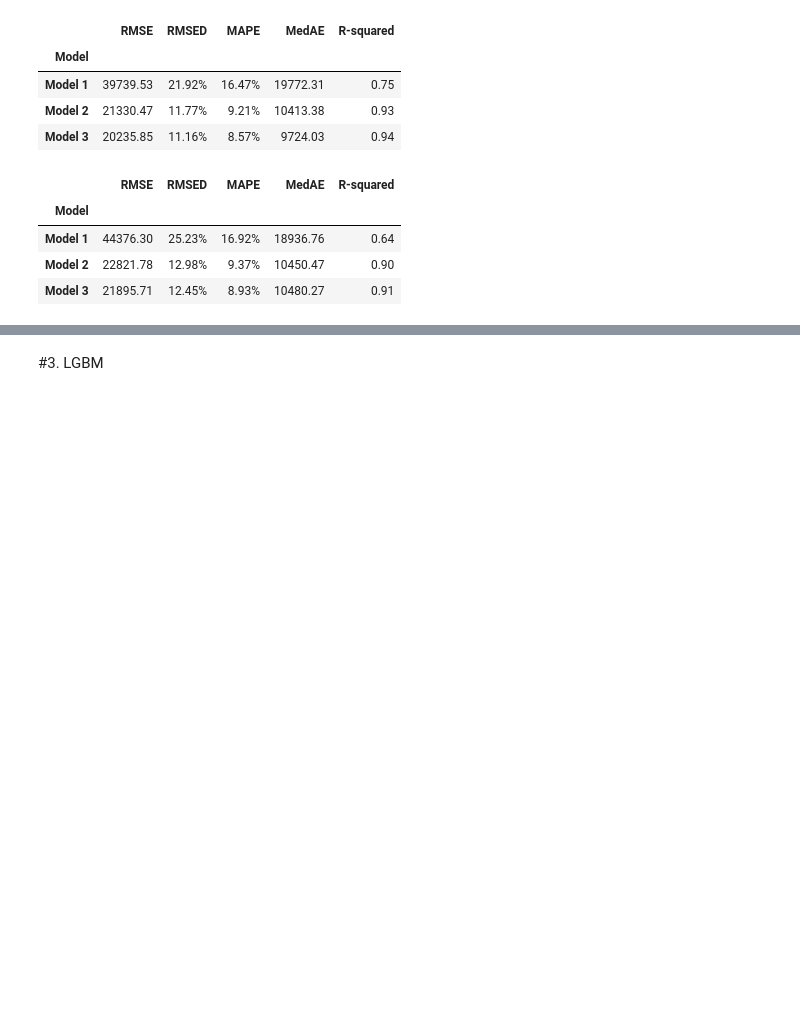
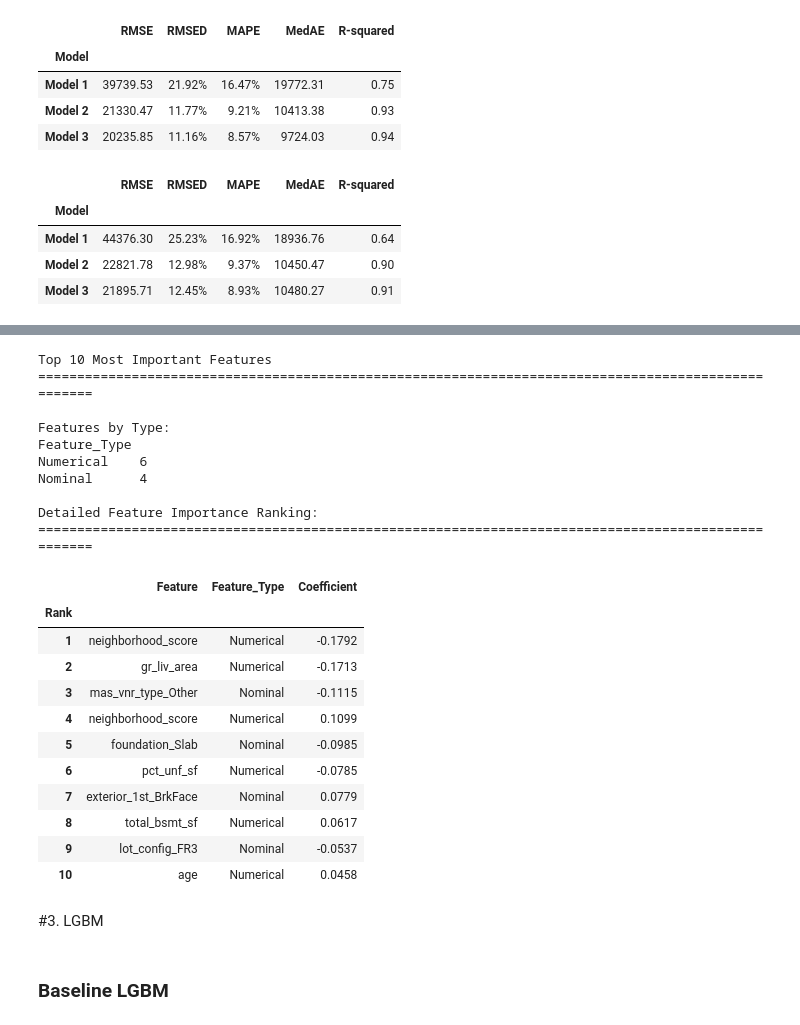
Before and after one commit to congminh-nguyen/ames_project, a Jupyter notebook: notebooks/model.ipynb, the cells around one changed output, grey strips where cells are left out. Cells and saved outputs as stored; diff of their text form; code cells hidden in the pictures; blank space fills up the shorter version.

Commit message:
finished model

```diff
--- a/notebooks/model.ipynb
+++ b/notebooks/model.ipynb
@@ -112,0 +109,7 @@ Index(['lot_frontage', 'lot_area', 'lot_config', 'neighborhood', 'overall_qu',
+# %%
+# Create and fit a baseline model that predicts the mean
+baseline_mean = DummyRegressor(strategy='mean')
+baseline_mean.fit(X_train, y_train)
+
+# Evaluate the baseline model
+reevaluate_models([baseline_mean], X_train, y_train, model_names=['Mean Predictor'])
@@ -150,6 +157,7 @@ This is already quite good :), indicating that our model is capturing quite well
 # 2. GLM with combined (added features) and processed data
 # %%
 # Preprocessing pipeline for numerical features
+
 numerical_pipeline = Pipeline(steps=[
     ('winsorized_scaler', WinsorizedRobustScaler(range_min=10, range_max=99))
 ])
@@ -166,7 +174,7 @@ nominal_pipeline = Pipeline(steps=[
 ])
 
 # Combine preprocessing pipelines
-preprocessor = ColumnTransformer(transformers=[
+glm_preprocessor = ColumnTransformer(transformers=[
     ('num', numerical_pipeline, glm_numerical_features),
     ('ord', ordinal_pipeline, glm_ordinal_features),
     ('nom', nominal_pipeline, glm_nominal_features)
@@ -176,7 +184,7 @@ preprocessor = ColumnTransformer(transformers=[
 glm_1_pipeline = Pipeline(steps=[
     ('imputer', LotFrontageGroupMedianImputer(group_cols=['neighborhood', 'lot_config'], target_col='lot_frontage')),
     ('feature_add_drop', Add_Drop_Attributes(proximity_data=proximity_data)),
-    ('preprocessor', preprocessor),
+    ('preprocessor', glm_preprocessor),
     ('glm', GeneralizedLinearRegressor(family='gamma', link='log', l1_ratio=1, fit_intercept=True))  # GeneralizedLinearRegressor equivalent for gamma family
 ])
 
@@ -230,7 +238,7 @@ interaction_pipeline = Pipeline(steps=[
 ])
 
 # Combine preprocessing pipelines
-preprocessor = ColumnTransformer(transformers=[
+glm_with_interaction_preprocessor = ColumnTransformer(transformers=[
     ('num', numerical_pipeline, glm_numerical_features),
     ('ord', ordinal_pipeline, glm_ordinal_features),
     ('nom', nominal_pipeline, glm_nominal_features),
@@ -241,7 +249,7 @@ preprocessor = ColumnTransformer(transformers=[
 glm_2_pipeline = Pipeline(steps=[
     ('imputer', LotFrontageGroupMedianImputer(group_cols=['neighborhood', 'lot_config'], target_col='lot_frontage')),
     ('feature_add_drop', Add_Drop_Attributes(proximity_data=proximity_data)),
-    ('preprocessor', preprocessor),
+    ('preprocessor', glm_with_interaction_preprocessor),
     ('glm', GeneralizedLinearRegressor(family='gamma', link='log', l1_ratio=1, fit_intercept=True))
 ])
 
@@ -284,0 +295,17 @@ reevaluate_models([baseline_GLM_model_pipeline, glm_1_pipeline, glm_2_pipeline],
+# %%
+# Full pipeline
+glm_3_pipeline = Pipeline(steps=[
+    ('imputer', LotFrontageGroupMedianImputer(group_cols=['neighborhood', 'lot_config'], target_col='lot_frontage')),
+    ('feature_add_drop', Add_Drop_Attributes(proximity_data=proximity_data)),
+    ('preprocessor', glm_with_interaction_preprocessor),
+    ('glm', GeneralizedLinearRegressorCV(family='gamma',
+                                         link='log',
+                                         fit_intercept=True,
+                                         alphas=None,  # default
+                                         min_alpha=None,  # default
+                                         min_alpha_ratio=None,  # default
+                                         l1_ratio=[0, 0.25, 0.5, 0.75, 1.0],
+                                         max_iter=150,
+                                         cv=5))
+])
+glm_3_pipeline.fit(X_train, y_train)
@@ -285,2 +345,37 @@ reevaluate_models([baseline_GLM_model_pipeline, glm_1_pipeline, glm_2_pipeline],
+# %%
+# Call the function with the fitted pipeline
+coefficients_df = analyze_glm_coefficients(
+    pipeline=glm_3_pipeline,
+    numerical_features=glm_numerical_features,
+    ordinal_features=glm_ordinal_features,
+    nominal_features=glm_nominal_features,
+    top_n=10
+)
+display(coefficients_df)
+# %% [output]
+Top 10 Most Important Features
+====================================================================================================
+
+Features by Type:
+Feature_Type
+Numerical    6
+Nominal      4
+
+Detailed Feature Importance Ranking:
+====================================================================================================
+|  | Feature | Feature_Type | Coefficient |
+| Rank |  |  |  |
+| 1 | neighborhood_score | Numerical | -0.1792 |
+| 2 | gr_liv_area | Numerical | -0.1713 |
+| 3 | mas_vnr_type_Other | Nominal | -0.1115 |
+| 4 | neighborhood_score | Numerical | 0.1099 |
+| 5 | foundation_Slab | Nominal | -0.0985 |
+| 6 | pct_unf_sf | Numerical | -0.0785 |
+| 7 | exterior_1st_BrkFace | Nominal | 0.0779 |
+| 8 | total_bsmt_sf | Numerical | 0.0617 |
+| 9 | lot_config_FR3 | Nominal | -0.0537 |
+| 10 | age | Numerical | 0.0458 |
 # %% [markdown]
 #3. LGBM
+# %% [markdown]
+### Baseline LGBM
```
Also changed, not shown: parts of 30 cells of this notebook, 5 other files.
